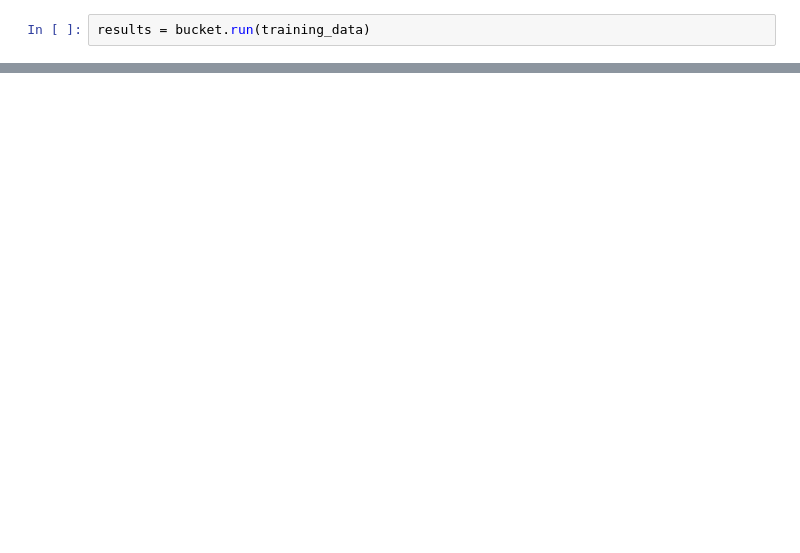
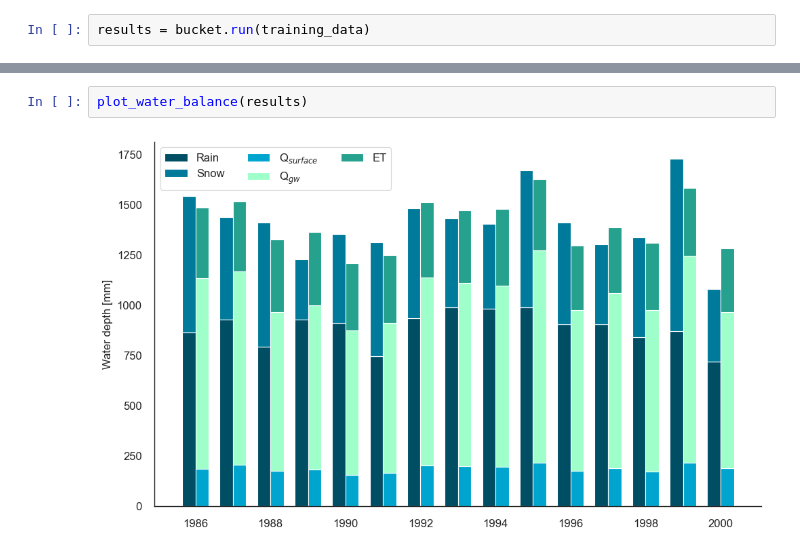
Before and after one commit to CooperBigFoot/bucket-model, a Jupyter notebook: test_run.ipynb, the cells around one changed output, grey strips where cells are left out. Cells and saved outputs as stored; diff of their text form; blank space fills up the shorter version.

```diff
--- a/test_run.ipynb
+++ b/test_run.ipynb
@@ -68,0 +71,4 @@ results.tail()
+# %%
+plot_water_balance(results)
+# %% [output]
+[figure, added]
```
Also changed, not shown: parts of 6 cells of this notebook, 1 other file.
